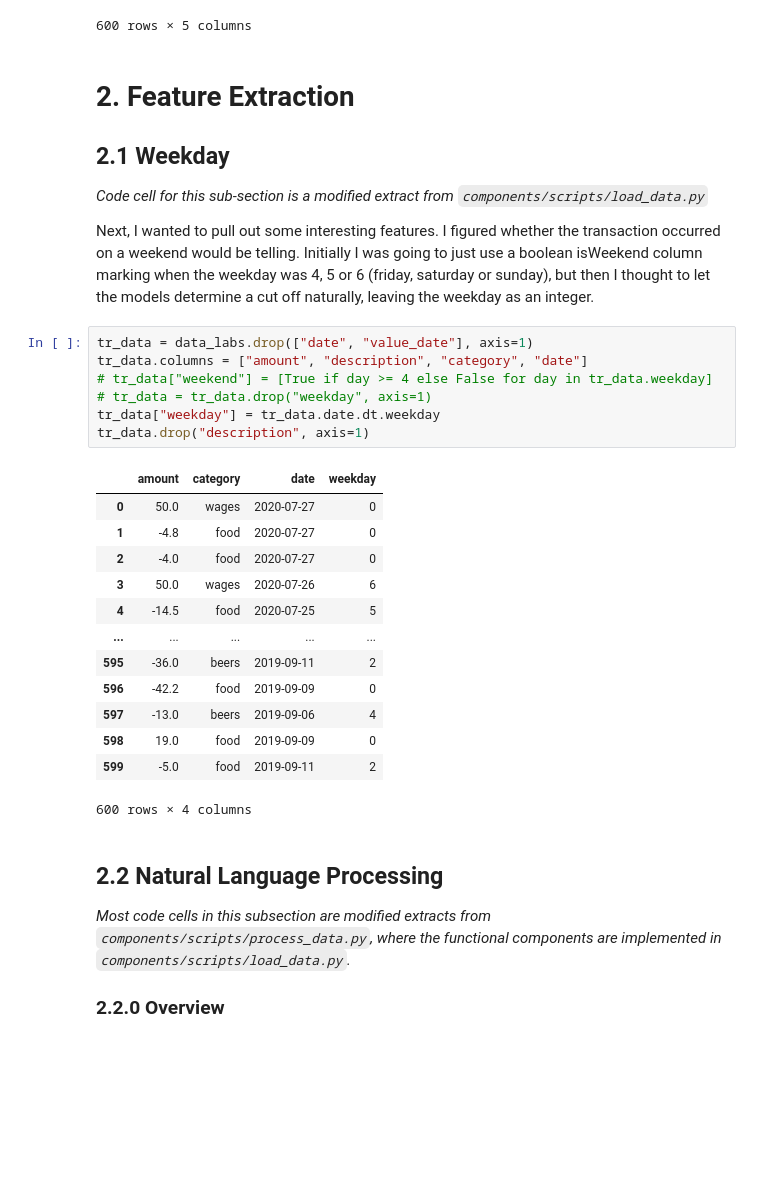
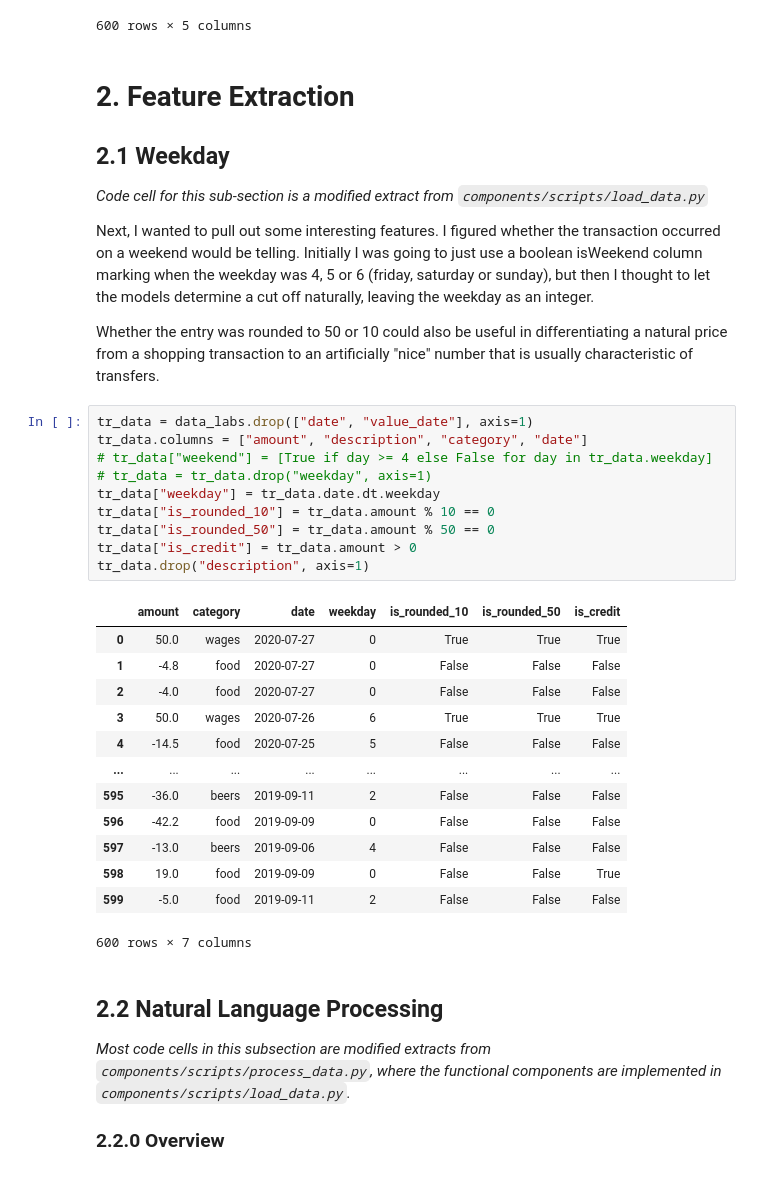
Before and after one commit to BillyDodds/Transactions_ML, a Jupyter notebook: notebooks/Overview.ipynb, the cells around one changed output. Saved outputs shown, nothing was run; the diff lists cells and outputs as text; blank space fills up the shorter version.

```diff
--- a/notebooks/Overview.ipynb
+++ b/notebooks/Overview.ipynb
@@ -209,27 +209,32 @@ data_labs.drop("description", axis=1) # Not showing description for privacy reas
 *Code cell for this sub-section is a modified extract from `components/scripts/load_data.py`*
 
 Next, I wanted to pull out some interesting features. I figured whether the transaction occurred on a weekend would be telling. Initially I was going to just use a boolean isWeekend column marking when the weekday was 4, 5 or 6 (friday, saturday or sunday), but then I thought to let the models determine a cut off naturally, leaving the weekday as an integer.
+
+Whether the entry was rounded to 50 or 10 could also be useful in differentiating a natural price from a shopping transaction to an artificially "nice" number that is usually characteristic of transfers.
 # %%
 tr_data = data_labs.drop(["date", "value_date"], axis=1)
 tr_data.columns = ["amount", "description", "category", "date"]
 # tr_data["weekend"] = [True if day >= 4 else False for day in tr_data.weekday]
 # tr_data = tr_data.drop("weekday", axis=1)
 tr_data["weekday"] = tr_data.date.dt.weekday
+tr_data["is_rounded_10"] = tr_data.amount % 10 == 0
+tr_data["is_rounded_50"] = tr_data.amount % 50 == 0
+tr_data["is_credit"] = tr_data.amount > 0
 tr_data.drop("description", axis=1)
 # %% [output]
-|  | amount | category | date | weekday |
-| 0 | 50.0 | wages | 2020-07-27 | 0 |
-| 1 | -4.8 | food | 2020-07-27 | 0 |
-| 2 | -4.0 | food | 2020-07-27 | 0 |
-| 3 | 50.0 | wages | 2020-07-26 | 6 |
-| 4 | -14.5 | food | 2020-07-25 | 5 |
-| ... | ... | ... | ... | ... |
-| 595 | -36.0 | beers | 2019-09-11 | 2 |
-| 596 | -42.2 | food | 2019-09-09 | 0 |
-| 597 | -13.0 | beers | 2019-09-06 | 4 |
-| 598 | 19.0 | food | 2019-09-09 | 0 |
-| 599 | -5.0 | food | 2019-09-11 | 2 |
+|  | amount | category | date | weekday | is_rounded_10 | is_rounded_50 | is_credit |
+| 0 | 50.0 | wages | 2020-07-27 | 0 | True | True | True |
+| 1 | -4.8 | food | 2020-07-27 | 0 | False | False | False |
+| 2 | -4.0 | food | 2020-07-27 | 0 | False | False | False |
+| 3 | 50.0 | wages | 2020-07-26 | 6 | True | True | True |
+| 4 | -14.5 | food | 2020-07-25 | 5 | False | False | False |
+| ... | ... | ... | ... | ... | ... | ... | ... |
+| 595 | -36.0 | beers | 2019-09-11 | 2 | False | False | False |
+| 596 | -42.2 | food | 2019-09-09 | 0 | False | False | False |
+| 597 | -13.0 | beers | 2019-09-06 | 4 | False | False | False |
+| 598 | 19.0 | food | 2019-09-09 | 0 | False | False | True |
+| 599 | -5.0 | food | 2019-09-11 | 2 | False | False | False |
-600 rows × 4 columns
+600 rows × 7 columns
 # %% [markdown]
 ## 2.2 Natural Language Processing
 
```
Also changed, not shown: parts of 4 cells of this notebook, 1 other file.
